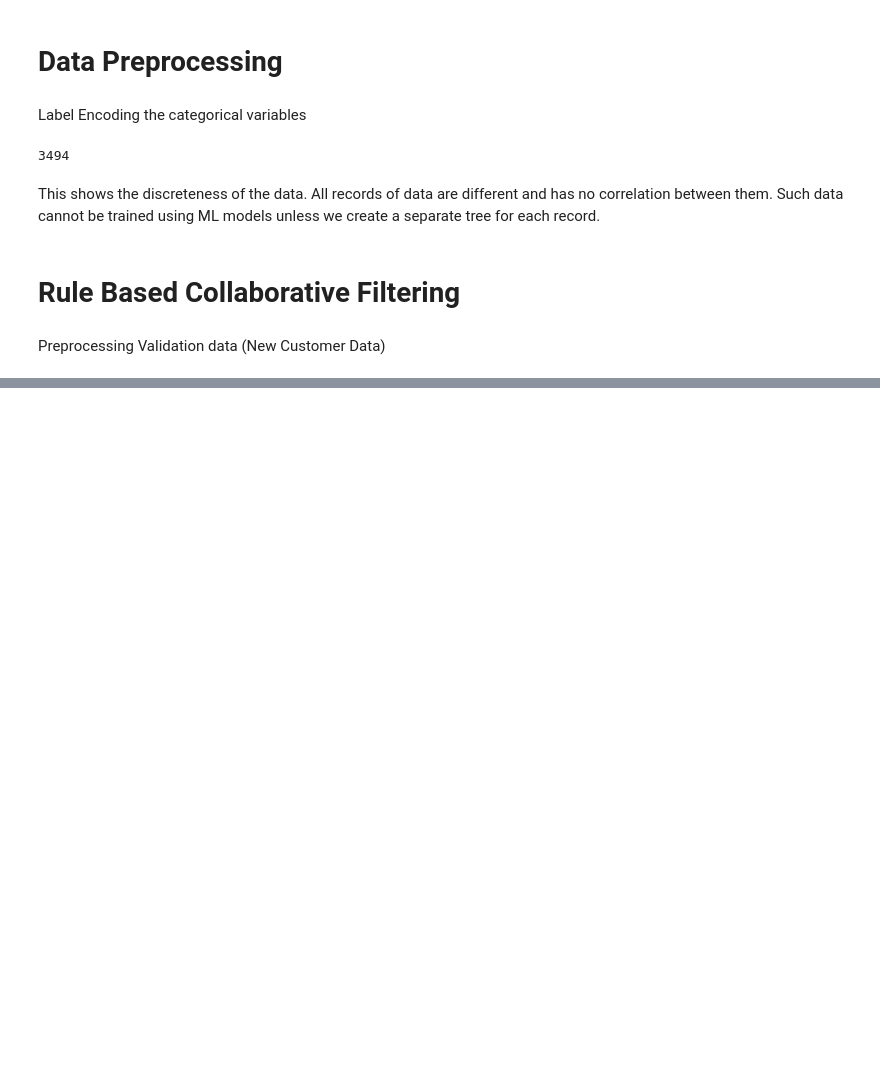
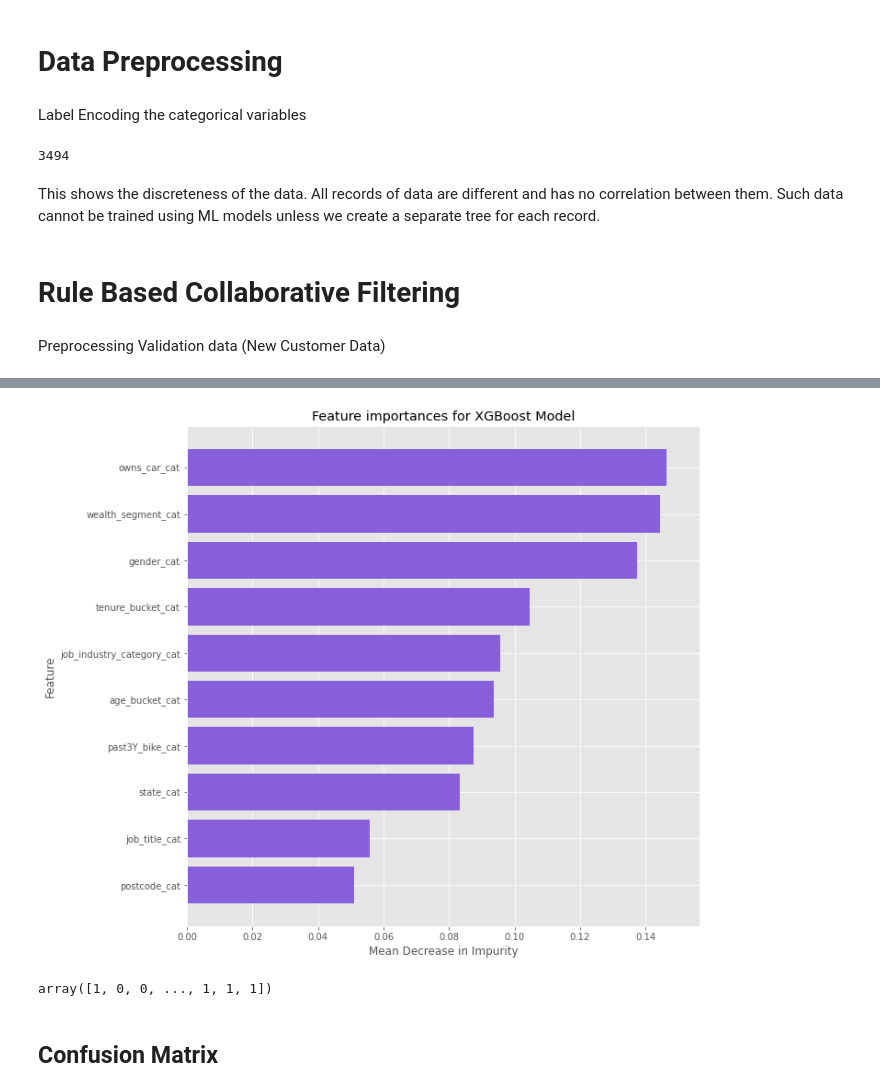
Before and after one commit to Arijit-datascience/Customer-Segmentation, a Jupyter notebook: customer_segmentation.ipynb, the cells around one changed output, grey strips where cells are left out. Saved outputs shown, nothing was run; the diff lists cells and outputs as text; code cells hidden in the pictures; blank space fills up the shorter version.

```diff
--- a/customer_segmentation.ipynb
+++ b/customer_segmentation.ipynb
@@ -760,0 +848,6 @@ Name: first_name, dtype: int64
+# %%
+xgb_cv = XGBClassifier(n_estimators=3494)
+
+xgb_cv.fit(X_train_sm, y_train_sm)
+y_pred = xgb_cv.predict(X_train_sm)
+print('Model accuracy: {0:0.4f}'.format(accuracy_score(y_train_sm, y_pred)))
@@ -760,0 +886,7 @@ Name: first_name, dtype: int64
+# %%
+xgb_cv = XGBClassifier(n_estimators=3494, max_depth=3, learning_rate=0.1, min_child_weight=1, gamma=0,
+                       objective='binary:logistic', random_state=0)
+
+xgb_cv.fit(X_train_sm, y_train_sm)
+y_pred = xgb_cv.predict(X_train_sm)
+print('Model accuracy: {0:0.4f}'.format(accuracy_score(y_train_sm, y_pred)))
@@ -760,0 +925,5 @@ Name: first_name, dtype: int64
+# %%
+var_imp_rf = variable_importance(xgb_cv)
+importances_rf = var_imp_rf['importance']
+indices_rf = var_imp_rf['index']
+names_index = X_train_sm.columns
@@ -760,0 +955,36 @@ Name: first_name, dtype: int64
+# %%
+def variable_importance_plot(importance, indices, name_index):
+    index = np.arange(len(names_index))
+
+    importance_desc = sorted(importance)
+    feature_space = []
+    for i in range(indices.shape[0] - 1, -1, -1):
+        feature_space.append(names_index[indices[i]])
+
+    fig, ax = plt.subplots(figsize=(10, 10))
+
+    plt.title('Feature importances for XGBoost Model')
+    plt.barh(index,
+             importance_desc,
+             align="center",
+             color = '#875FDB')
+    plt.yticks(index,
+               feature_space)
+
+    #plt.ylim(-1, 30)
+    plt.xlim(0, max(importance_desc) + 0.01)
+    plt.xlabel('Mean Decrease in Impurity')
+    plt.ylabel('Feature')
+
+    plt.show()
+    plt.close()
+
+variable_importance_plot(importances_rf, indices_rf, names_index)
+# %% [output]
+[figure, added]
+# %%
+y_pred
+# %% [output]
+array([1, 0, 0, ..., 1, 1, 1])
+# %% [markdown]
+## Confusion Matrix
```
Also changed, not shown: parts of 41 cells of this notebook.
